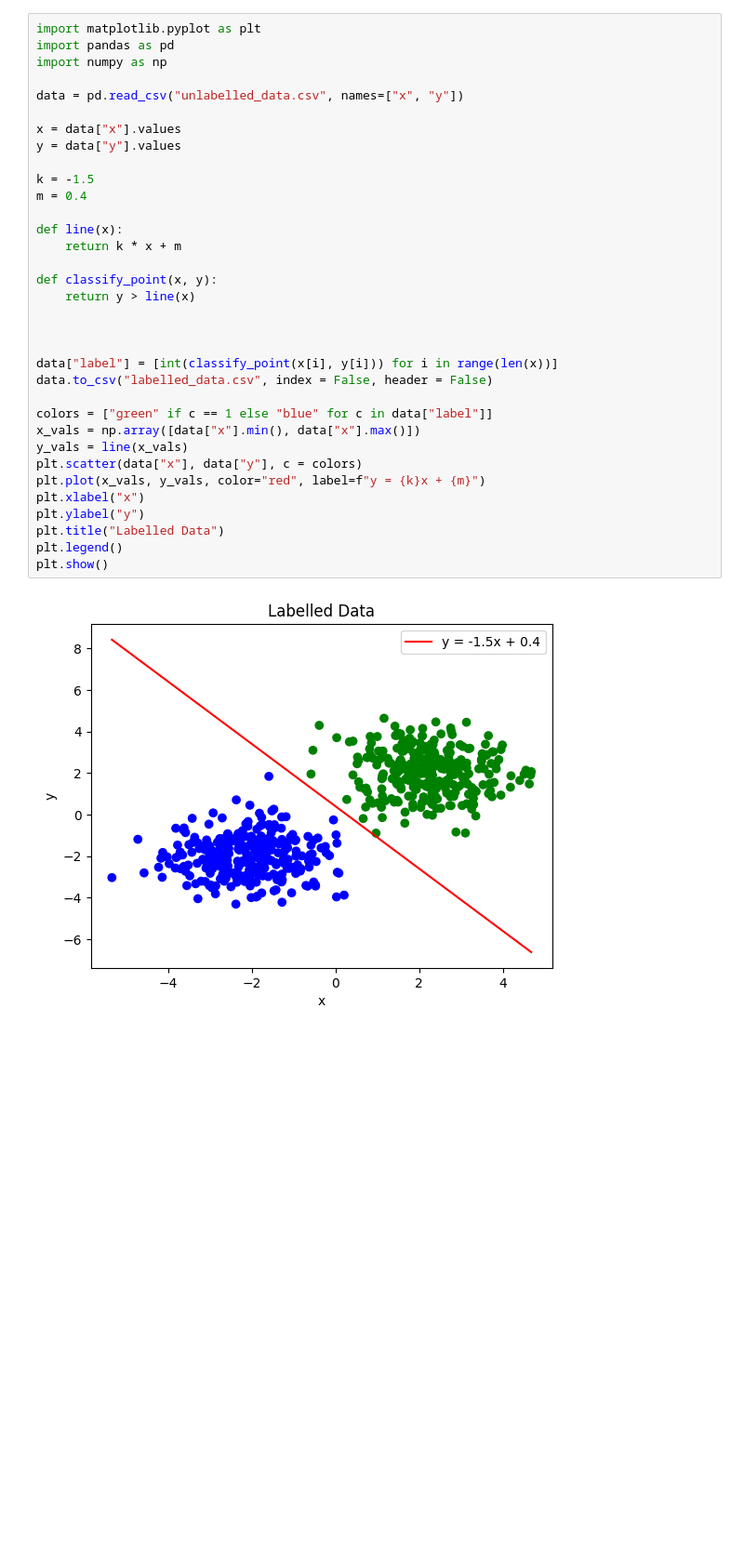
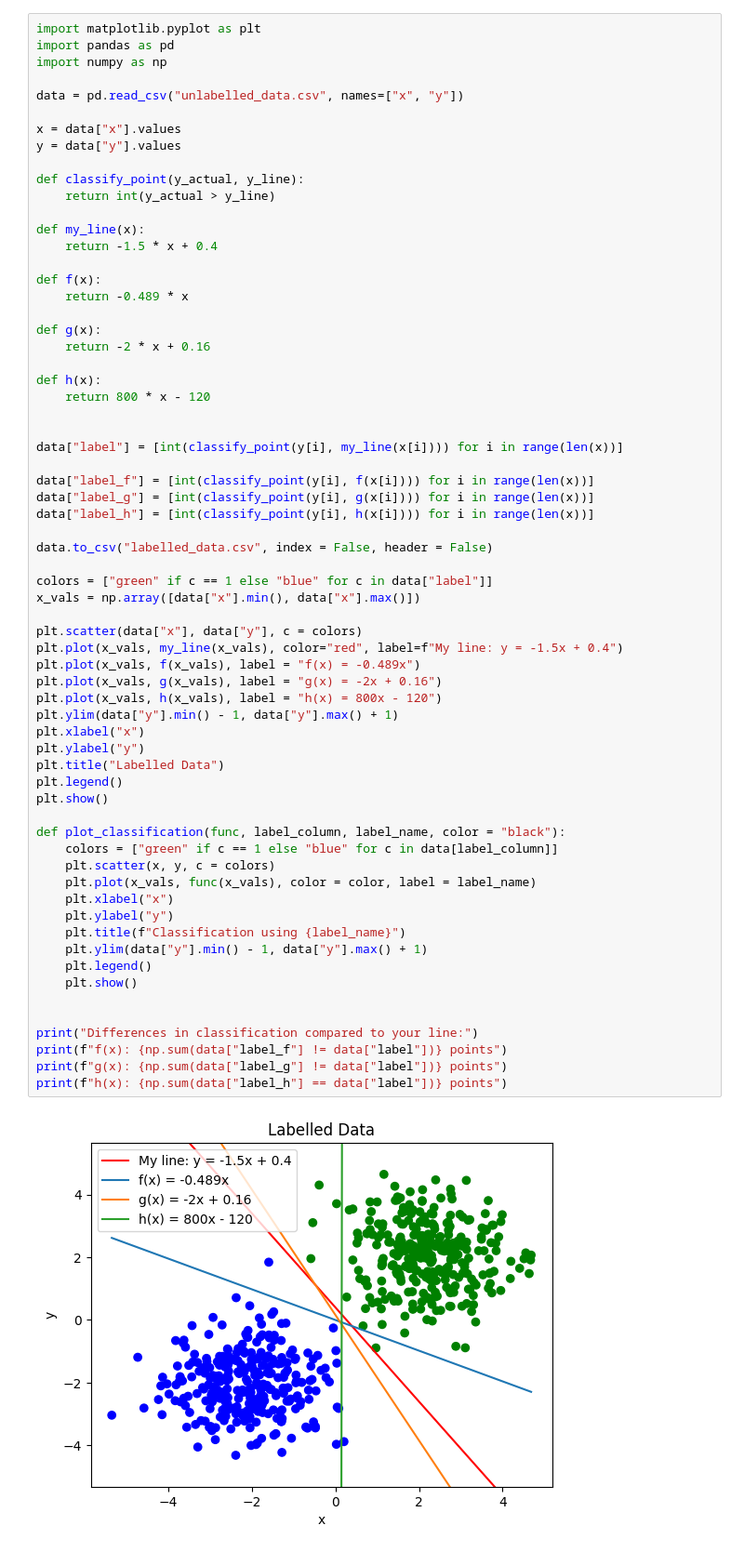
Before and after one commit to kust3n/python-programming-SARA-COSTA, a Jupyter notebook: Labs/Laboration-3/Laboration_3VG.ipynb, the cells around one changed output. Shown at 93% size. Drawn from its saved outputs; the diff is of its cells as text; blank space fills up the shorter version.

```diff
--- a/Labs/Laboration-3/Laboration_3VG.ipynb
+++ b/Labs/Laboration-3/Laboration_3VG.ipynb
@@ -1,36 +13,67 @@
 # %%
 import matplotlib.pyplot as plt
 import pandas as pd
 import numpy as np
 
 data = pd.read_csv("unlabelled_data.csv", names=["x", "y"])
 
 x = data["x"].values
 y = data["y"].values
 
-k = -1.5
-m = 0.4
+def classify_point(y_actual, y_line):
+    return int(y_actual > y_line)
 
-def line(x):
-    return k * x + m
+def my_line(x):
+    return -1.5 * x + 0.4
 
-def classify_point(x, y):
-    return y > line(x)
+def f(x):
+    return -0.489 * x
+
+def g(x):
+    return -2 * x + 0.16
+
+def h(x):
+    return 800 * x - 120
 
 
+data["label"] = [int(classify_point(y[i], my_line(x[i]))) for i in range(len(x))]
 
-data["label"] = [int(classify_point(x[i], y[i])) for i in range(len(x))]
+data["label_f"] = [int(classify_point(y[i], f(x[i]))) for i in range(len(x))]
+data["label_g"] = [int(classify_point(y[i], g(x[i]))) for i in range(len(x))]
+data["label_h"] = [int(classify_point(y[i], h(x[i]))) for i in range(len(x))]
+
 data.to_csv("labelled_data.csv", index = False, header = False)
 
 colors = ["green" if c == 1 else "blue" for c in data["label"]]
 x_vals = np.array([data["x"].min(), data["x"].max()])
-y_vals = line(x_vals)
+
 plt.scatter(data["x"], data["y"], c = colors)
-plt.plot(x_vals, y_vals, color="red", label=f"y = {k}x + {m}")
+plt.plot(x_vals, my_line(x_vals), color="red", label=f"My line: y = -1.5x + 0.4")
+plt.plot(x_vals, f(x_vals), label = "f(x) = -0.489x")
+plt.plot(x_vals, g(x_vals), label = "g(x) = -2x + 0.16")
+plt.plot(x_vals, h(x_vals), label = "h(x) = 800x - 120")
+plt.ylim(data["y"].min() - 1, data["y"].max() + 1)
 plt.xlabel("x")
 plt.ylabel("y")
 plt.title("Labelled Data")
 plt.legend()
 plt.show()
+
+def plot_classification(func, label_column, label_name, color = "black"):
+    colors = ["green" if c == 1 else "blue" for c in data[label_column]]
+    plt.scatter(x, y, c = colors)
+    plt.plot(x_vals, func(x_vals), color = color, label = label_name)
+    plt.xlabel("x")
+    plt.ylabel("y")
+    plt.title(f"Classification using {label_name}")
+    plt.ylim(data["y"].min() - 1, data["y"].max() + 1)
+    plt.legend()
+    plt.show()
+
+
+print("Differences in classification compared to your line:")
+print(f"f(x): {np.sum(data["label_f"] != data["label"])} points")
+print(f"g(x): {np.sum(data["label_g"] != data["label"])} points")
+print(f"h(x): {np.sum(data["label_h"] == data["label"])} points")
 # %% [output]
-[figure, old version]
+[figure, new version]
```
Also changed, not shown: parts of 3 cells of this notebook.
